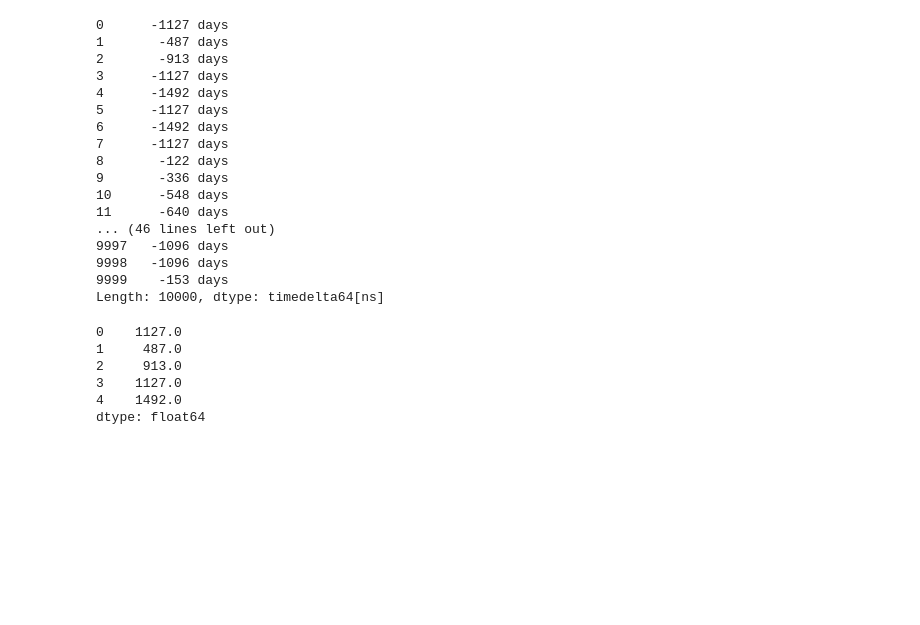
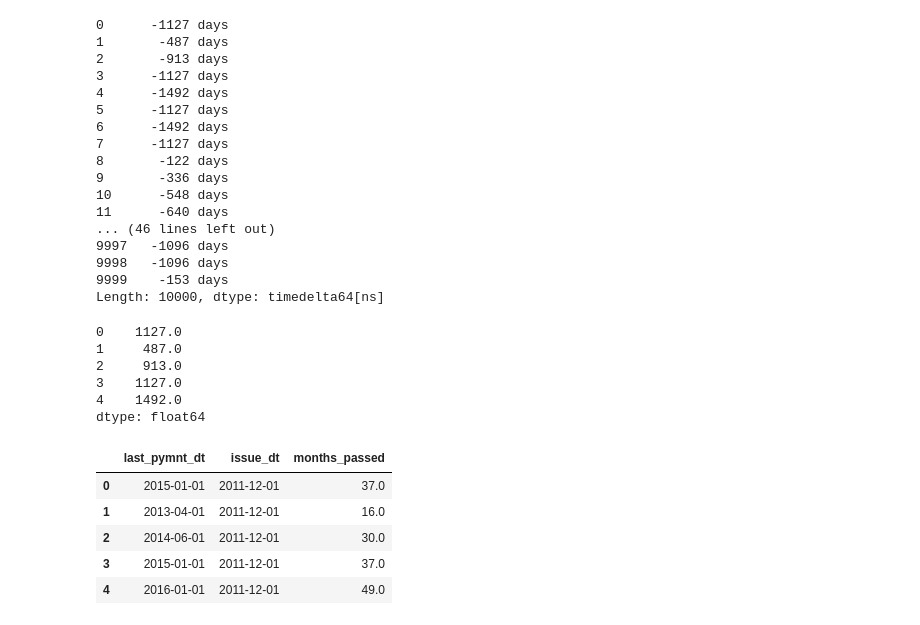
Before and after one commit to solegalli/feature-engineering-for-machine-learning, a Jupyter notebook: Section-12-Engineering-Date-Time/12.01_Engineering_dates.ipynb, the cells around one changed output. Cells and saved outputs as stored; diff of their text form; code cells hidden in the pictures; blank space fills up the shorter version.

```diff
--- a/Section-12-Engineering-Date-Time/11.1_Engineering_dates.ipynb
+++ b/Section-12-Engineering-Date-Time/12.01_Engineering_dates.ipynb
@@ -241,4 +255,18 @@ Length: 10000, dtype: timedelta64[ns]
 3    1127.0
 4    1492.0
 dtype: float64
+# %%
+# calculate number of months passed between 2 dates
+
+data['months_passed'] = (data['last_pymnt_dt'] - data['issue_dt']) / np.timedelta64(1, 'M')
+data['months_passed'] = np.round(data['months_passed'],0)
+
+data[['last_pymnt_dt', 'issue_dt','months_passed']].head()
+# %% [output]
+|  | last_pymnt_dt | issue_dt | months_passed |
+| 0 | 2015-01-01 | 2011-12-01 | 37.0 |
+| 1 | 2013-04-01 | 2011-12-01 | 16.0 |
+| 2 | 2014-06-01 | 2011-12-01 | 30.0 |
+| 3 | 2015-01-01 | 2011-12-01 | 37.0 |
+| 4 | 2016-01-01 | 2011-12-01 | 49.0 |
 # %%
```
Also changed, not shown: parts of 32 cells of this notebook, 27 other files.
